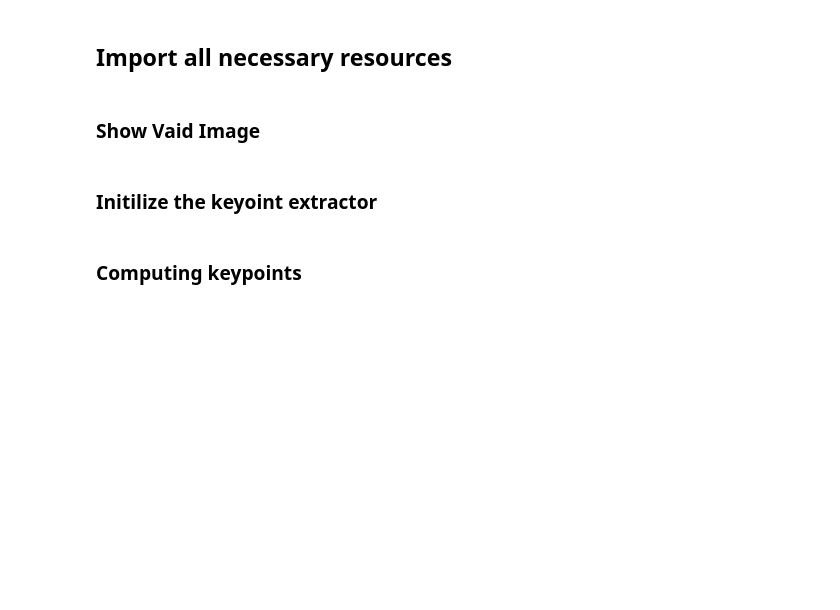
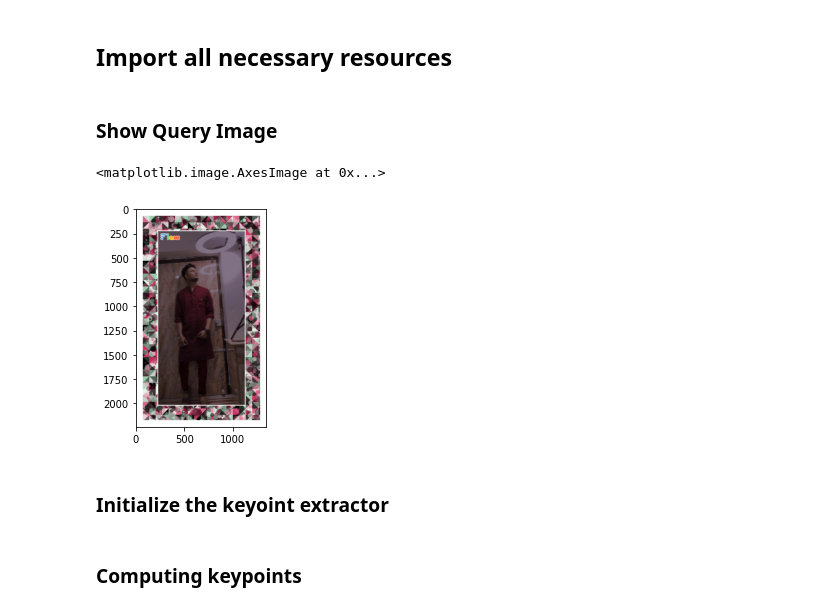
Before and after one commit to yogesh895/Cloud-Architecture, a Jupyter notebook: cloud_architecture_demo.ipynb, the cells around one changed output. Drawn from its saved outputs; the diff is of its cells as text; code cells hidden in the pictures; blank space fills up the shorter version.

```diff
--- a/cloud_architecture_demo.ipynb
+++ b/cloud_architecture_demo.ipynb
@@ -7,8 +7,8 @@ from matplotlib import pyplot as plt
 # %% [markdown]
 ## Import all necessary resources
 # %%
-img1 = cv2.imread('/home/yogesh/Desktop/CS/cloudArchitecture/resources/flam_cards/0.jpg',0) # queryImage
-img2 = cv2.imread('/home/yogesh/Desktop/CS/cloudArchitecture/resources/flam_cards/0.jpg',0) # trainImage
+img1 = cv2.imread('/home/yogesh/Desktop/CS/cloudArchitecture/resources/flam_cards/0.jpg') # queryImage
+img2 = cv2.imread('/home/yogesh/Desktop/CS/cloudArchitecture/resources/flam_cards/0.jpg') # trainImage
 
 # img1_SIFT = cv2.cvtColor(img1, cv2.COLOR_BGR2GRAY)
 # img2_SIFT =cv2.cvtColor(img2, cv2.COLOR_BGR2GRAY)
@@ -17,9 +17,17 @@ img2 = cv2.imread('/home/yogesh/Desktop/CS/cloudArchitecture/resources/flam_card
 img1_SIFT = img1
 img2_SIFT = img2
 # %% [markdown]
-### Show Vaid Image
+### Show Query Image
+# %%
+img_test = img1
+
+img_test = cv2.cvtColor(img_test,cv2.COLOR_BGR2RGB)
+plt.imshow(img_test)
+# %% [output]
+<matplotlib.image.AxesImage at 0x...>
+[figure, added]
 # %% [markdown]
-### Initilize the keyoint extractor
+### Initialize the keyoint extractor
 # %%
 orb = cv2.ORB_create()
 sift = cv2.SIFT_create()
```
Also changed, not shown: parts of 6 cells of this notebook.
